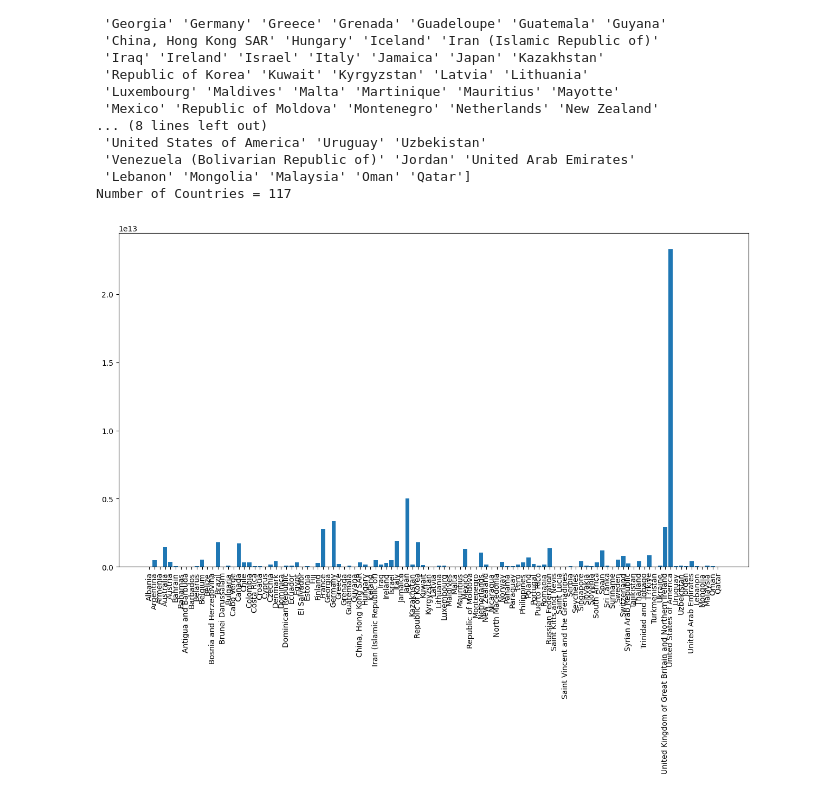
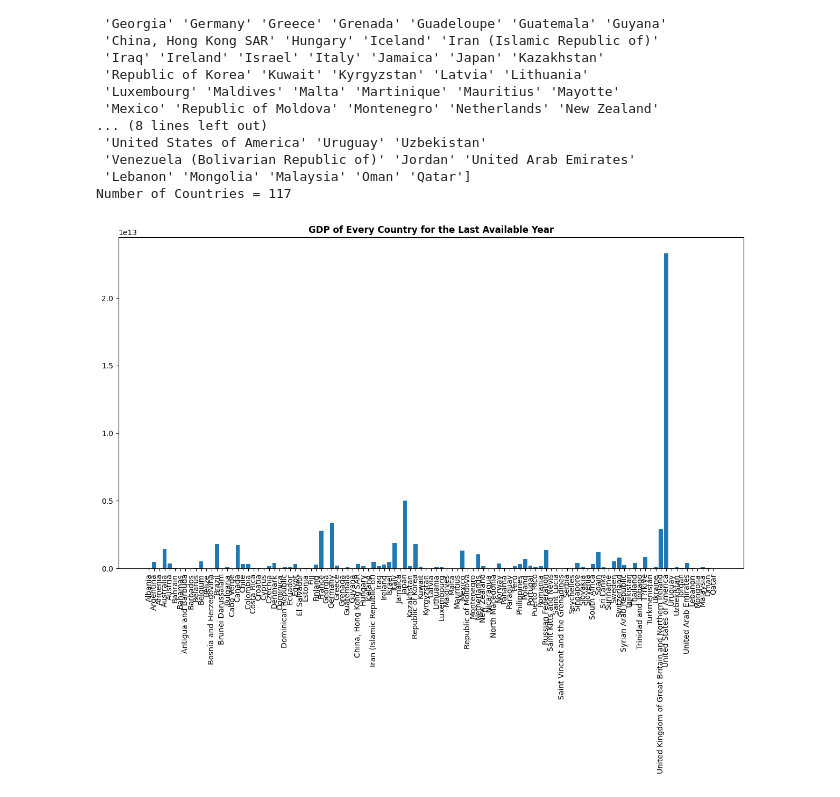
Before and after one commit to rahulkfernandes/Suicide-Rates-and-Socioeconomic-Factors-Analysis, a Jupyter notebook: eda.ipynb, the cells around one changed output. Saved outputs shown, nothing was run; the diff lists cells and outputs as text; code cells hidden in the pictures.

Commit message:
Specific GDP charts

```diff
--- a/eda.ipynb
+++ b/eda.ipynb
@@ -390,18 +390,19 @@ Number of Countries = 117
 # %%
 gdp_list = []
 rm_list = []
 for idx, country in enumerate(countries_list):
     temp = data[data['CountryName'] == country]
     gdp = temp['GDP'].iloc[-1]
     if np.isnan(gdp):
         rm_list.append(idx)
         continue
     else:
         gdp_list.append(gdp)
 countries_list = np.delete(countries_list, rm_list)
 fig = plt.figure(figsize=(15,8))
 plt.bar(countries_list, gdp_list)
+plt.title("GDP of Every Country for the Last Available Year", fontweight="bold")
 plt.xticks(rotation=90)
 plt.show()
 # %% [output]
-[figure, old version]
+[figure, new version]
```
Also changed, not shown: parts of 3 cells of this notebook.
